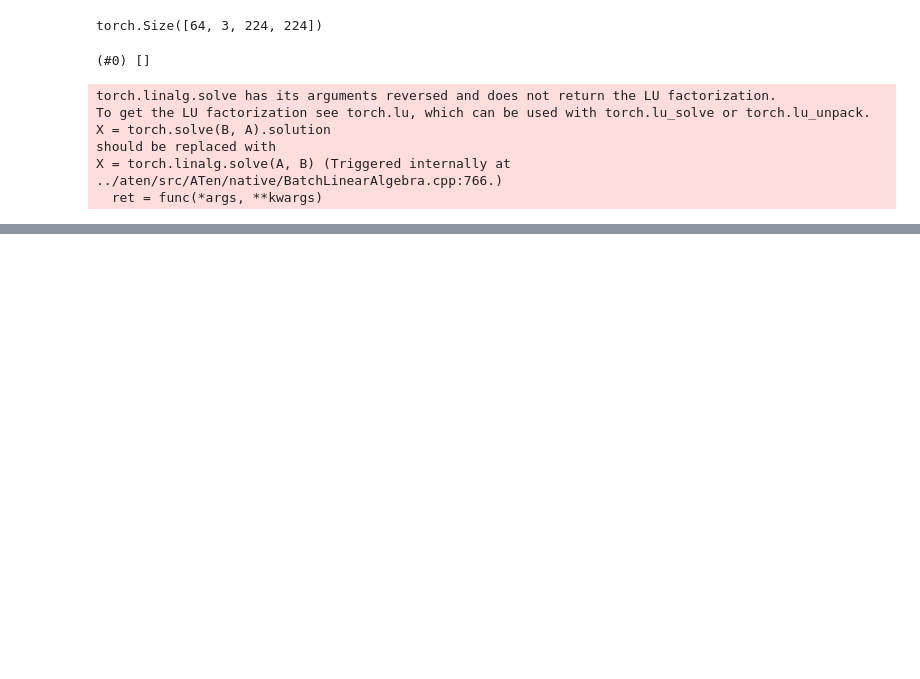
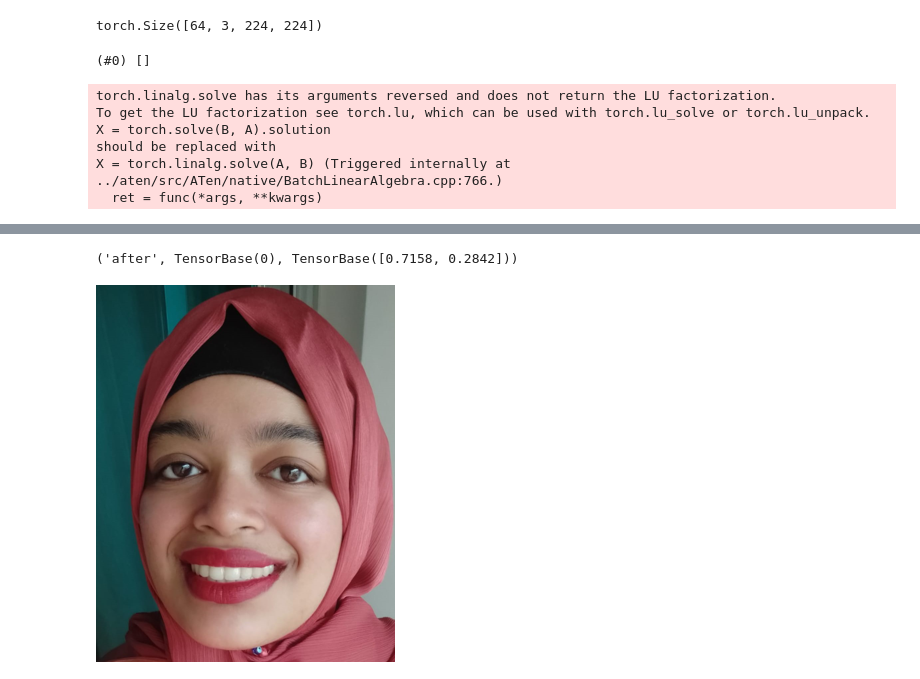
Before and after one commit to rohanfaiyazkhan/deeplearningproject, a Jupyter notebook: train_nn_on_custom_data.ipynb, the cells around one changed output, grey strips where cells are left out. Cells and saved outputs as stored; diff of their text form; code cells hidden in the pictures; blank space fills up the shorter version.

```diff
--- a/train_nn_on_custom_data.ipynb
+++ b/train_nn_on_custom_data.ipynb
@@ -112,0 +137,6 @@ learn.show_results()
+# %%
+after = sample_dir / "mustabeen_makeup.jpeg"
+print(learn_inf.predict(after))
+img = Image.open(after)
+display(img.resize((img.shape[1] // 3, img.shape[0] // 3)))
+# %% [output]
@@ -112,0 +144,2 @@ learn.show_results()
+('after', TensorBase(0), TensorBase([0.7158, 0.2842]))
+[figure, added]
```
Also changed, not shown: parts of 23 cells of this notebook, 8 other files.
